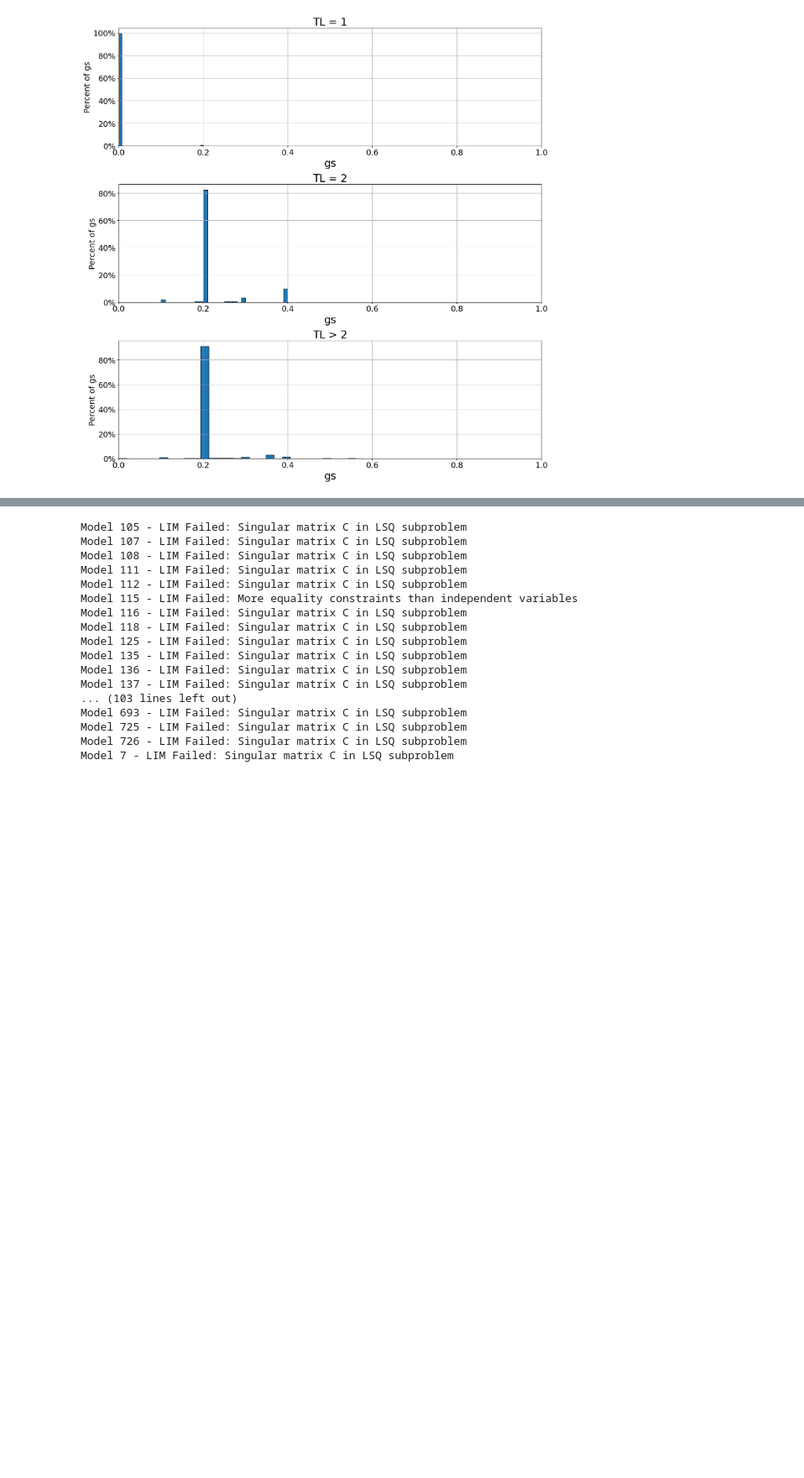
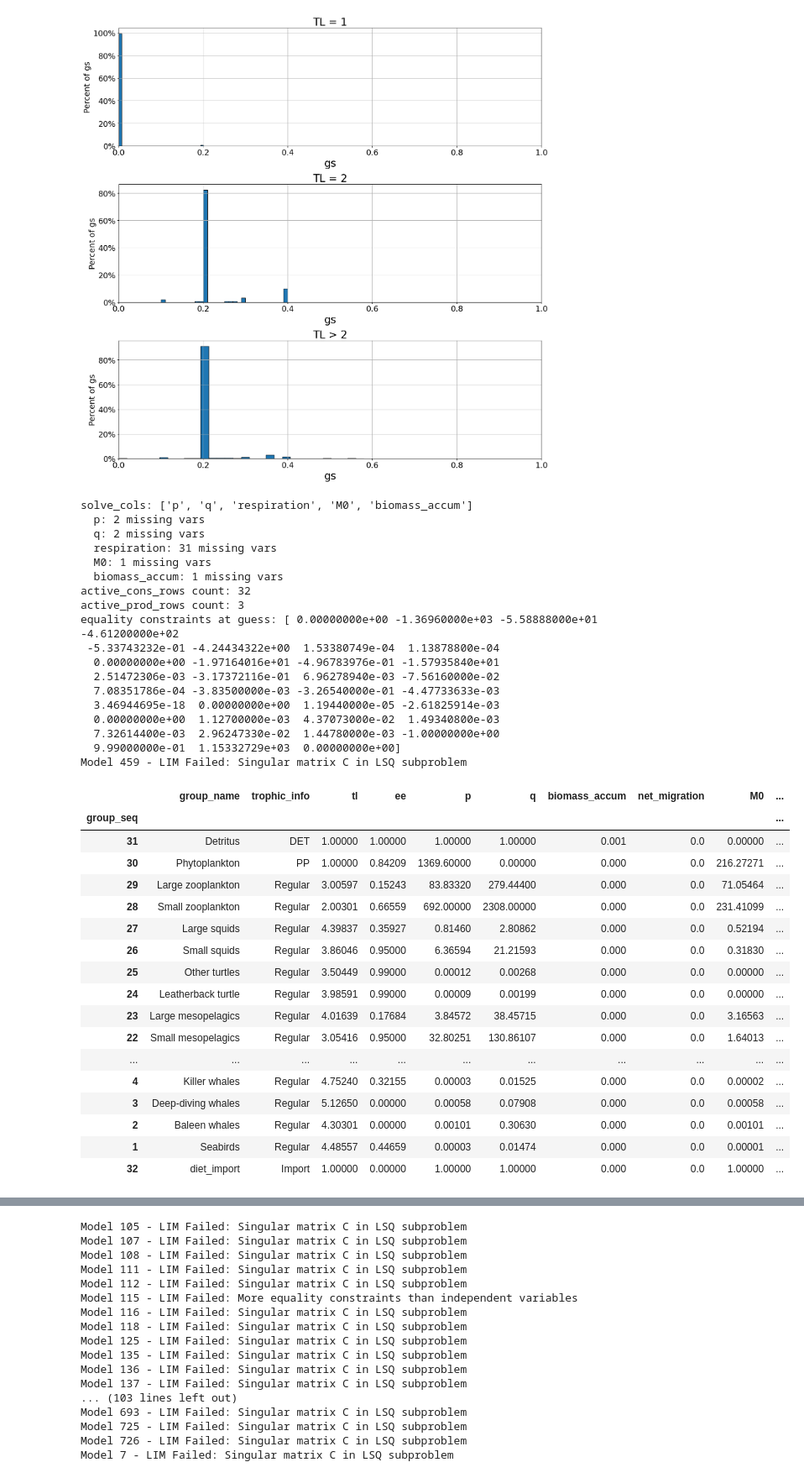
Before and after one commit to idocarmel1/PPREstimation, a Jupyter notebook: tests.ipynb, the cells around one changed output, grey strips where cells are left out. Shown at 84% size. Drawn from its saved outputs; the diff is of its cells as text; code cells hidden in the pictures; blank space fills up the shorter version.

Commit message:
currently only apply_ecopath_defaults works for LIM. I cant reconstruct the equations if ee and M0 are nan, or if default_gs=False and egestin and respiration are nan

```diff
--- a/tests.ipynb
+++ b/tests.ipynb
@@ -128,3 +476,51 @@ plt.show()
+# %%
+modeldata = ModelData(459)
+# modeldata.groups_data[['gs', 'egestion', 'respiration']] = np.nan
+modeldata.groups_data[['gs', 'egestion', 'respiration', 'biomass_accum', 'emigration', 'immigration', 'net_migration', 'M0']] = np.nan
+
+groups_df = modeldata.groups_data.copy()
+groups_df[['gs', 'egestion', 'respiration', 'biomass_accum', 'emigration', 'immigration', 'net_migration', 'M0']] = np.nan
+
+groups_df = _solve_lim_model(modeldata, groups_df, zero_biomass_accum=True, default_gs=True)
+
+groups_df.round(5)[['group_name', 'trophic_info', 'tl', 'ee', 'p', 'q', 'biomass_accum', 'net_migration', 'M0', 'predation', 'catch', 'gs', 'egestion', 'respiration']]
+# %% [output]
+solve_cols: ['p', 'q', 'respiration', 'M0', 'biomass_accum']
+  p: 2 missing vars
+  q: 2 missing vars
+  respiration: 31 missing vars
+  M0: 1 missing vars
+  biomass_accum: 1 missing vars
+active_cons_rows count: 32
+active_prod_rows count: 3
+equality constraints at guess: [ 0.00000000e+00 -1.36960000e+03 -5.58888000e+01 -4.61200000e+02
+ -5.33743232e-01 -4.24434322e+00  1.53380749e-04  1.13878800e-04
+  0.00000000e+00 -1.97164016e+01 -4.96783976e-01 -1.57935840e+01
+  2.51472306e-03 -3.17372116e-01  6.96278940e-03 -7.56160000e-02
+  7.08351786e-04 -3.83500000e-03 -3.26540000e-01 -4.47733633e-03
+  3.46944695e-18  0.00000000e+00  1.19440000e-05 -2.61825914e-03
+  0.00000000e+00  1.12700000e-03  4.37073000e-02  1.49340800e-03
+  7.32614400e-03  2.96247330e-02  1.44780000e-03 -1.00000000e+00
+  9.99000000e-01  1.15332729e+03  0.00000000e+00]
+Model 459 - LIM Failed: Singular matrix C in LSQ subproblem
+|  | group_name | trophic_info | tl | ee | p | q | biomass_accum | net_migration | M0 | ... |
+| group_seq |  |  |  |  |  |  |  |  |  | ... |
+| 31 | Detritus | DET | 1.00000 | 1.00000 | 1.00000 | 1.00000 | 0.001 | 0.0 | 0.00000 | ... |
+| 30 | Phytoplankton | PP | 1.00000 | 0.84209 | 1369.60000 | 0.00000 | 0.000 | 0.0 | 216.27271 | ... |
+| 29 | Large zooplankton | Regular | 3.00597 | 0.15243 | 83.83320 | 279.44400 | 0.000 | 0.0 | 71.05464 | ... |
+| 28 | Small zooplankton | Regular | 2.00301 | 0.66559 | 692.00000 | 2308.00000 | 0.000 | 0.0 | 231.41099 | ... |
+| 27 | Large squids | Regular | 4.39837 | 0.35927 | 0.81460 | 2.80862 | 0.000 | 0.0 | 0.52194 | ... |
+| 26 | Small squids | Regular | 3.86046 | 0.95000 | 6.36594 | 21.21593 | 0.000 | 0.0 | 0.31830 | ... |
+| 25 | Other turtles | Regular | 3.50449 | 0.99000 | 0.00012 | 0.00268 | 0.000 | 0.0 | 0.00000 | ... |
+| 24 | Leatherback turtle | Regular | 3.98591 | 0.99000 | 0.00009 | 0.00199 | 0.000 | 0.0 | 0.00000 | ... |
+| 23 | Large mesopelagics | Regular | 4.01639 | 0.17684 | 3.84572 | 38.45715 | 0.000 | 0.0 | 3.16563 | ... |
+| 22 | Small mesopelagics | Regular | 3.05416 | 0.95000 | 32.80251 | 130.86107 | 0.000 | 0.0 | 1.64013 | ... |
+| ... | ... | ... | ... | ... | ... | ... | ... | ... | ... | ... |
+| 4 | Killer whales | Regular | 4.75240 | 0.32155 | 0.00003 | 0.01525 | 0.000 | 0.0 | 0.00002 | ... |
+| 3 | Deep-diving whales | Regular | 5.12650 | 0.00000 | 0.00058 | 0.07908 | 0.000 | 0.0 | 0.00058 | ... |
+| 2 | Baleen whales | Regular | 4.30301 | 0.00000 | 0.00101 | 0.30630 | 0.000 | 0.0 | 0.00101 | ... |
+| 1 | Seabirds | Regular | 4.48557 | 0.44659 | 0.00003 | 0.01474 | 0.000 | 0.0 | 0.00001 | ... |
+| 32 | diet_import | Import | 1.00000 | 0.00000 | 1.00000 | 1.00000 | 0.000 | 0.0 | 1.00000 | ... |
 # %%
 model = PPRCalculator(459)
 model.get_groups_df().round(5)[['group_name', 'trophic_info', 'tl', 'ee', 'p', 'q', 'biomass_accum', 'net_migration', 'M0', 'predation', 'catch', 'gs', 'egestion', 'respiration']]
```
Also changed, not shown: parts of 5 cells of this notebook, 1 other file.
